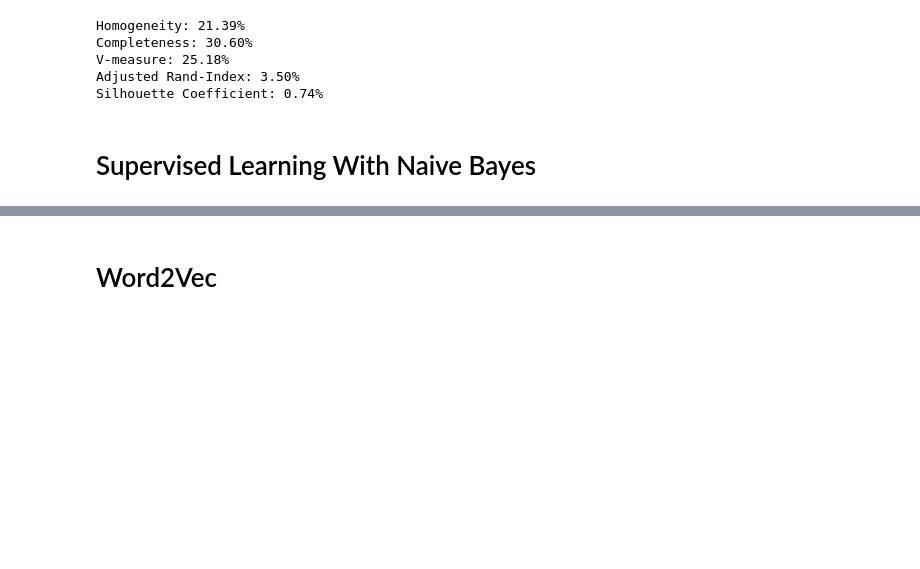
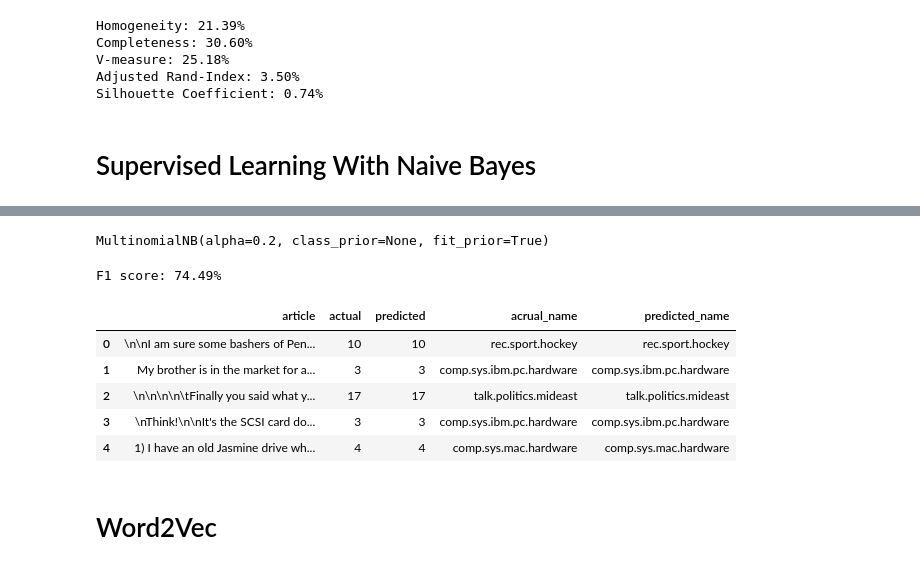
Before and after one commit to rossrco/experiments, a Jupyter notebook: basic_nlp/nlp_demo.ipynb, the cells around one changed output, grey strips where cells are left out. Saved outputs shown, nothing was run; the diff lists cells and outputs as text; code cells hidden in the pictures; blank space fills up the shorter version.

Commit message:
add supervised learning example with multinomial bayes over the 20 newsgroups dataset

```diff
--- a/basic_nlp/nlp_demo.ipynb
+++ b/basic_nlp/nlp_demo.ipynb
@@ -208,5 +205,18 @@ Silhouette Coefficient: 0.74%
+# %%
+classifier = MultinomialNB(alpha=0.2)
+# %%
+X_train, X_test, y_train, y_test = train_test_split(tfidf, news.target, test_size=0.25, random_state=42, stratify=news.target)
+# %%
+classifier.fit(X_train, y_train)
+# %% [output]
+MultinomialNB(alpha=0.2, class_prior=None, fit_prior=True)
+# %%
+print(f'F1 score: {metrics.f1_score(y_test, classifier.predict(X_test), average="weighted"):.2%}')
+# %% [output]
+F1 score: 74.49%
 # %%
-# news_categories['actual'] = news.target
-# news_categories['predicted'] = clusterer.predict(tfidf)
-# news_categories['acrual_name'] = [news.target_names[category] for category in news_categories.actual]
-# news_categories['predicted_name'] = [news.target_names[category] for category in news_categories.predicted]
+news_categories = pd.DataFrame(news.data, columns=['article'])
+news_categories['actual'] = news.target
+news_categories['predicted'] = classifier.predict(tfidf)
+news_categories['acrual_name'] = [news.target_names[category] for category in news_categories.actual]
+news_categories['predicted_name'] = [news.target_names[category] for category in news_categories.predicted]
@@ -215,2 +223,11 @@ Silhouette Coefficient: 0.74%
+# %%
+news_categories.head()
+# %% [output]
+|  | article | actual | predicted | acrual_name | predicted_name |
+| 0 | \n\nI am sure some bashers of Pen... | 10 | 10 | rec.sport.hockey | rec.sport.hockey |
+| 1 | My brother is in the market for a... | 3 | 3 | comp.sys.ibm.pc.hardware | comp.sys.ibm.pc.hardware |
+| 2 | \n\n\n\n\tFinally you said what y... | 17 | 17 | talk.politics.mideast | talk.politics.mideast |
+| 3 | \nThink!\n\nIt's the SCSI card do... | 3 | 3 | comp.sys.ibm.pc.hardware | comp.sys.ibm.pc.hardware |
+| 4 | 1) I have an old Jasmine drive wh... | 4 | 4 | comp.sys.mac.hardware | comp.sys.mac.hardware |
 # %% [markdown]
 # Word2Vec
```
Also changed, not shown: parts of 4 cells of this notebook.
